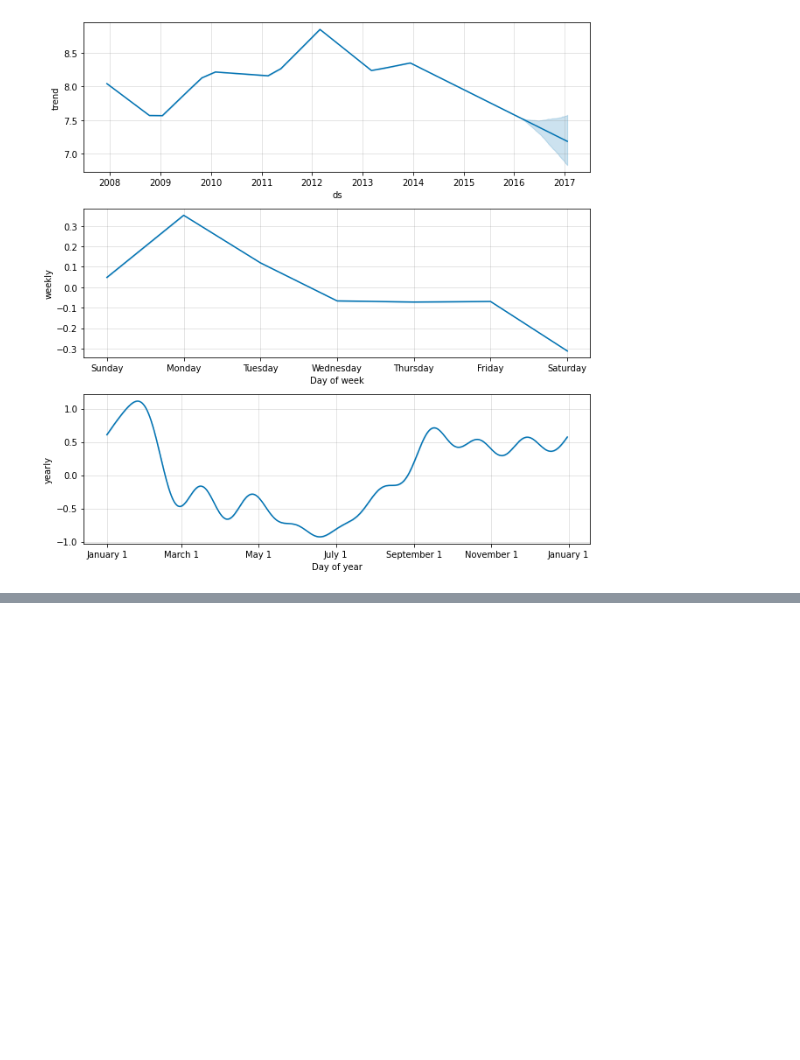
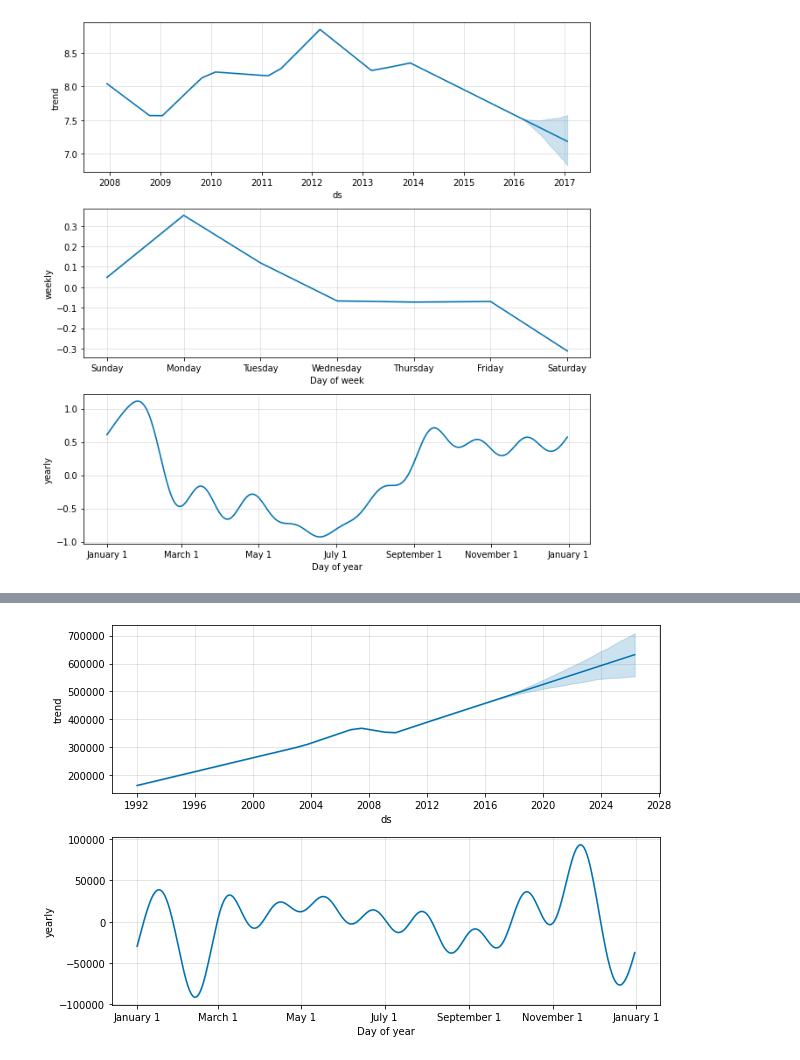
Before and after one commit to raysunau/python_data_analytics, a Jupyter notebook: Python_time series_forecast.ipynb, the cells around one changed output, grey strips where cells are left out. Saved outputs shown, nothing was run; the diff lists cells and outputs as text; code cells hidden in the pictures; blank space fills up the shorter version.

```diff
--- a/Python_time series_forecast.ipynb
+++ b/Python_time series_forecast.ipynb
@@ -54,0 +96,4 @@ fig2 = m.plot_components(forecast)
+# %%
+fig2 = m.plot_components(fcst)
+# %% [output]
+[figure, added]
```
Also changed, not shown: parts of 6 cells of this notebook, 1 other file.
